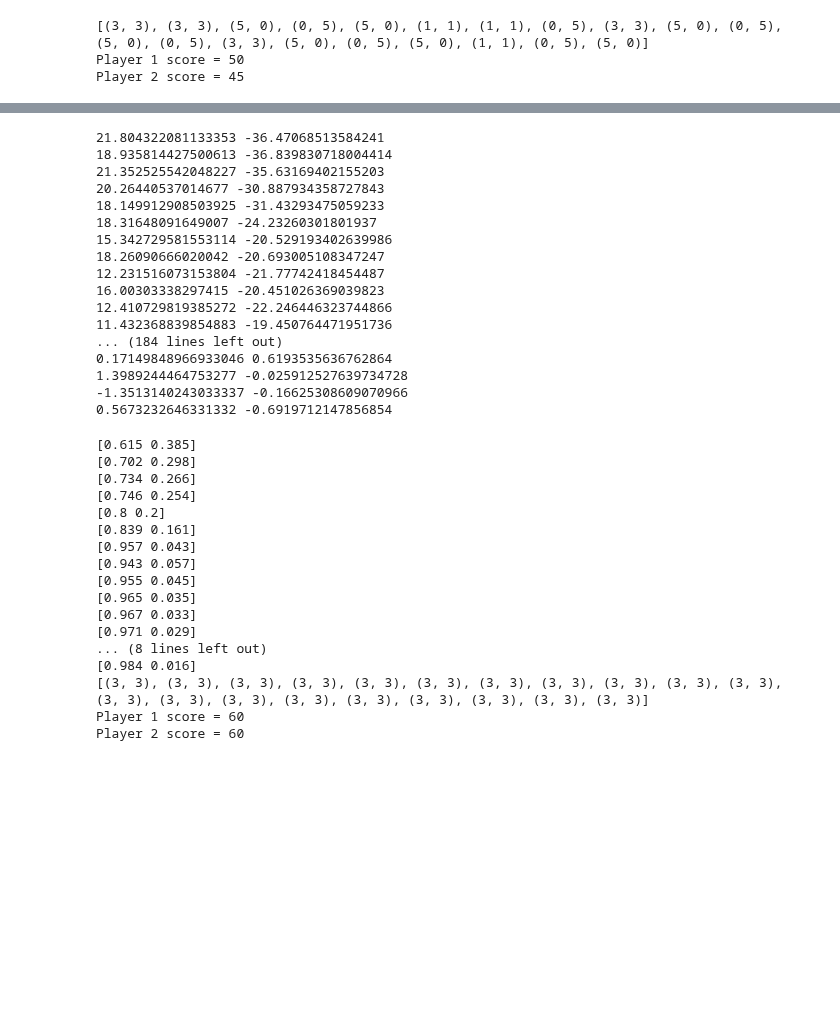
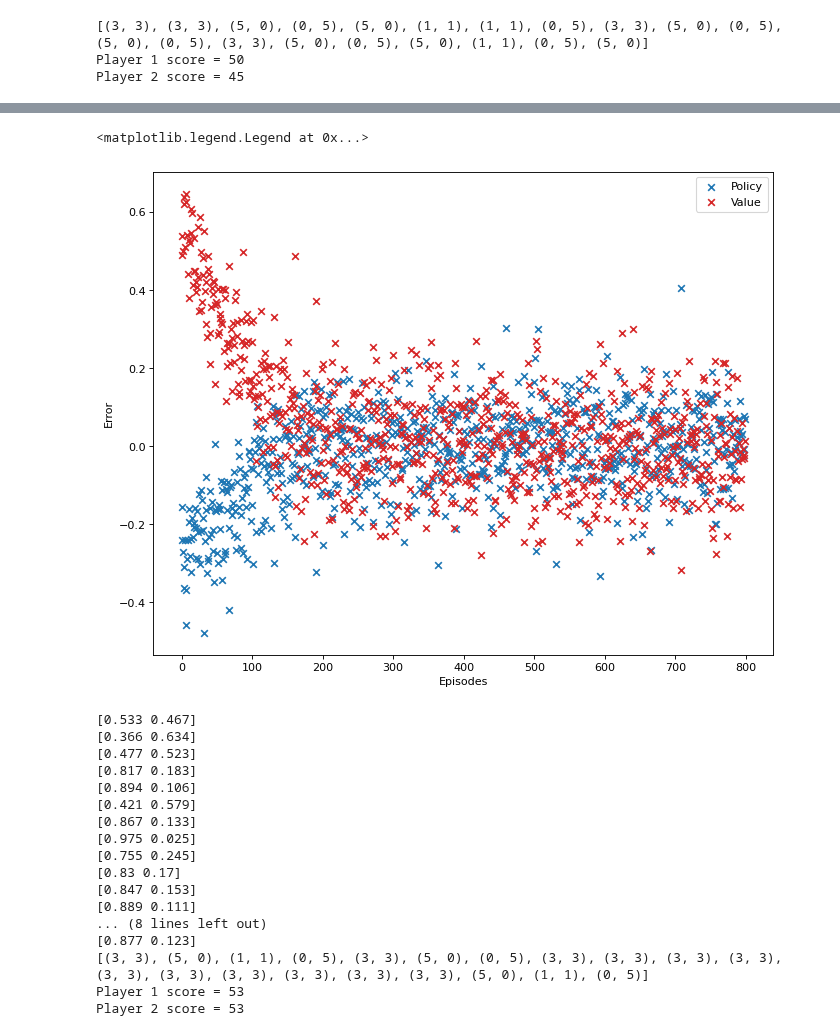
Before and after one commit to hongh-zhang/The-Evolution-of-Defection, a Jupyter notebook: AC_prototype.ipynb, the cells around one changed output, grey strips where cells are left out. Drawn from its saved outputs; the diff is of its cells as text; code cells hidden in the pictures; blank space fills up the shorter version.

```diff
--- a/AC_prototype.ipynb
+++ b/AC_prototype.ipynb
@@ -299,9 +352,7 @@ critic = network.NeuralNetwork([
                     network.Linear_layer(200, 1),
                     ])
 
-param = {"lr": 3e-4, 'batch': 16, "mode": "train", "eps": 1e-16, "epoch": 0, 't': 1, 'clip': 1.0,
-         'optimizer': ('Adam', 0.9, 0.999), 'regularizer': ('l2', 1e-3), "loss_fn":"mse"}
-nn = A2C(actor, critic, param)
+nn = A2C(actor, critic, gamma=0.99)
 p1 = NNplayer(nn, State(GAME_LEN, C=1, D=0.1, N=-1), policy='on')
 
 del actor, critic
@@ -332,48 +383,45 @@ Player 2 score = 54
+# %%
+ITERATIONS = 4000
+param = {"lr": 3e-6, 'batch': 16, "mode": "train", "eps": 1e-16, "epoch": 0, 't': 1, 'clip': 1.0,
+         'optimizer': ('Adam', 0.9, 0.999), 'regularizer': ('l2', 1e-3), "loss_fn":"mse"}
 # %%
-ITERATIONS = 200
-
 p1.network.set_param(param)
 for i in range(ITERATIONS):
     # play against tit-for-tat
     # training function is called after each game internally
     play(p1, axl.TitForTat(), show=False)
-# %% [output]
-21.804322081133353 -36.47068513584241
-18.935814427500613 -36.839830718004414
-21.352525542048227 -35.63169402155203
-20.26440537014677 -30.887934358727843
-18.149912908503925 -31.43293475059233
-18.31648091649007 -24.23260301801937
-15.342729581553114 -20.529193402639986
-18.26090666020042 -20.693005108347247
-12.231516073153804 -21.77742418454487
-16.00303338297415 -20.451026369039823
-12.410729819385272 -22.246446323744866
-11.432368839854883 -19.450764471951736
-... (184 lines left out)
-0.17149848966933046 0.6193535636762864
-1.3989244464753277 -0.025912527639734728
--1.3513140243033337 -0.16625308609070966
-0.5673232646331332 -0.6919712147856854
+# %%
+x0 = list(zip(*p1.network.losses[::5]))[0]
+x1 = list(zip(*p1.network.losses[::5]))[1]
+
+plt.figure(figsize=(10, 8), dpi=80)
+plt.scatter(range(len(x0)), x0, c='tab:blue', marker='x', label='Policy')
+plt.scatter(range(len(x1)), x1, c='tab:red', marker='x', label='Value')
+plt.xlabel('Episodes')
+plt.ylabel('Error')
+plt.legend(loc='upper right')
+# %% [output]
+<matplotlib.legend.Legend at 0x...>
+[figure, added]
 # %%
-with p2:
-    play(p2, axl.TitForTat())
+with p1:
+    play(p1, axl.TitForTat())
 # %% [output]
-[0.615 0.385]
-[0.702 0.298]
-[0.734 0.266]
-[0.746 0.254]
-[0.8 0.2]
-[0.839 0.161]
-[0.957 0.043]
-[0.943 0.057]
-[0.955 0.045]
-[0.965 0.035]
-[0.967 0.033]
-[0.971 0.029]
+[0.533 0.467]
+[0.366 0.634]
+[0.477 0.523]
+[0.817 0.183]
+[0.894 0.106]
+[0.421 0.579]
+[0.867 0.133]
+[0.975 0.025]
+[0.755 0.245]
+[0.83 0.17]
+[0.847 0.153]
+[0.889 0.111]
 ... (8 lines left out)
-[0.984 0.016]
-[(3, 3), (3, 3), (3, 3), (3, 3), (3, 3), (3, 3), (3, 3), (3, 3), (3, 3), (3, 3), (3, 3), (3, 3), (3, 3), (3, 3), (3, 3), (3, 3), (3, 3), (3, 3), (3, 3), (3, 3)]
-Player 1 score = 60
-Player 2 score = 60
+[0.877 0.123]
+[(3, 3), (5, 0), (1, 1), (0, 5), (3, 3), (5, 0), (0, 5), (3, 3), (3, 3), (3, 3), (3, 3), (3, 3), (3, 3), (3, 3), (3, 3), (3, 3), (3, 3), (5, 0), (1, 1), (0, 5)]
+Player 1 score = 53
+Player 2 score = 53
 # %%
```
Also changed, not shown: parts of 6 cells of this notebook, 2 other files.
